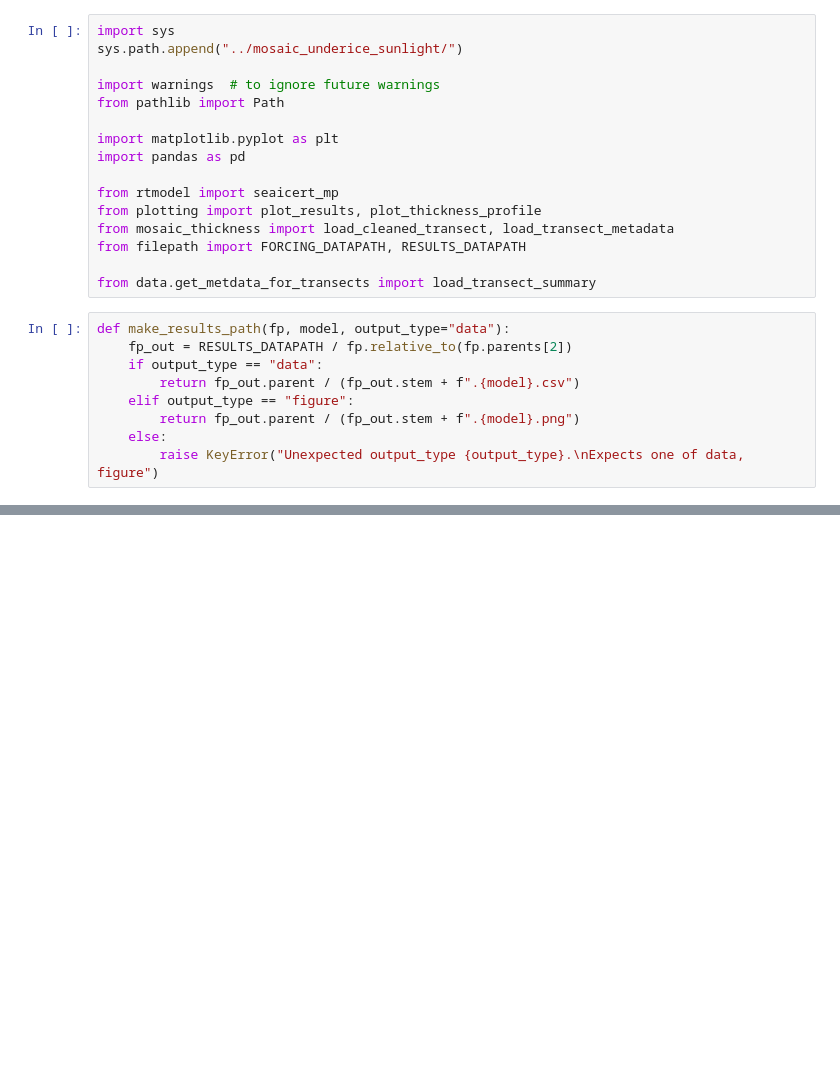
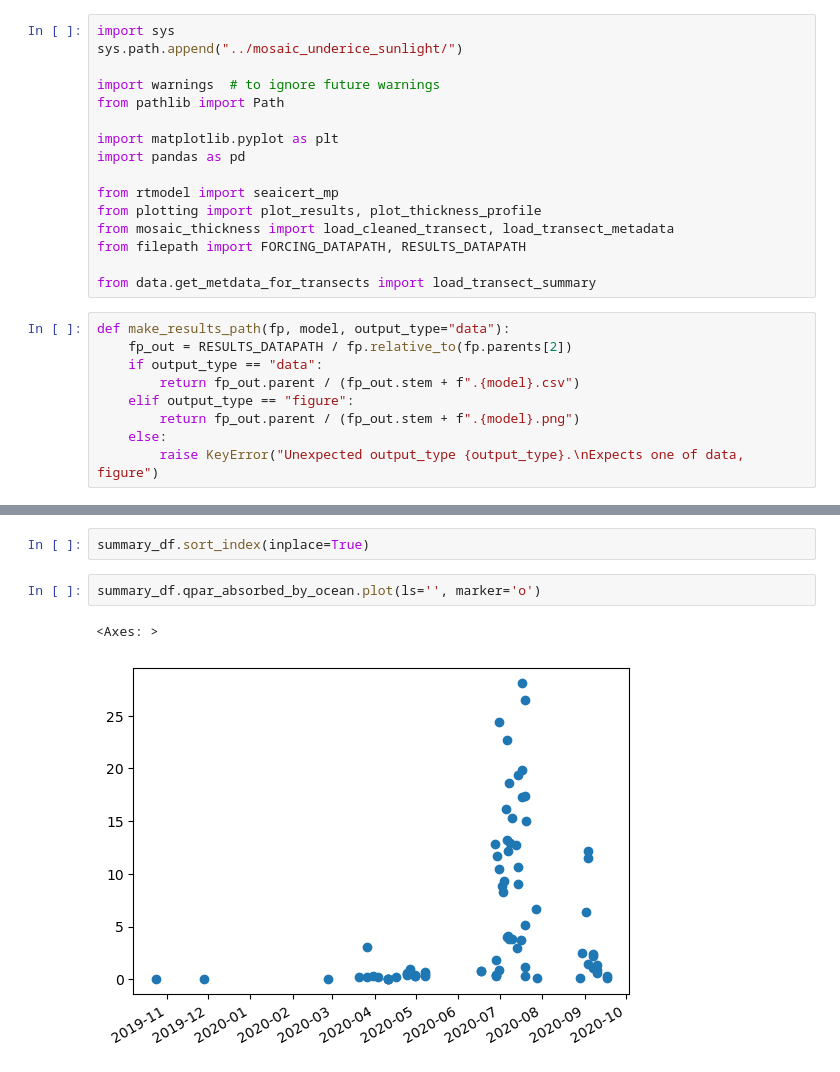
Before and after one commit to nsidc/mosaic_sunlight_underseaice, a Jupyter notebook: notebooks/run_rtmodel_for_cleaned_transects.ipynb, the cells around one changed output, grey strips where cells are left out. Saved outputs shown, nothing was run; the diff lists cells and outputs as text; blank space fills up the shorter version.

```diff
--- a/notebooks/run_rtmodel_for_cleaned_transects.ipynb
+++ b/notebooks/run_rtmodel_for_cleaned_transects.ipynb
@@ -77,0 +157,7 @@ rt_df
+# %%
+summary_df.sort_index(inplace=True)
+# %%
+summary_df.qpar_absorbed_by_ocean.plot(ls='', marker='o')
+# %% [output]
+<Axes: >
+[figure, added]
```
Also changed, not shown: parts of 7 cells of this notebook.
